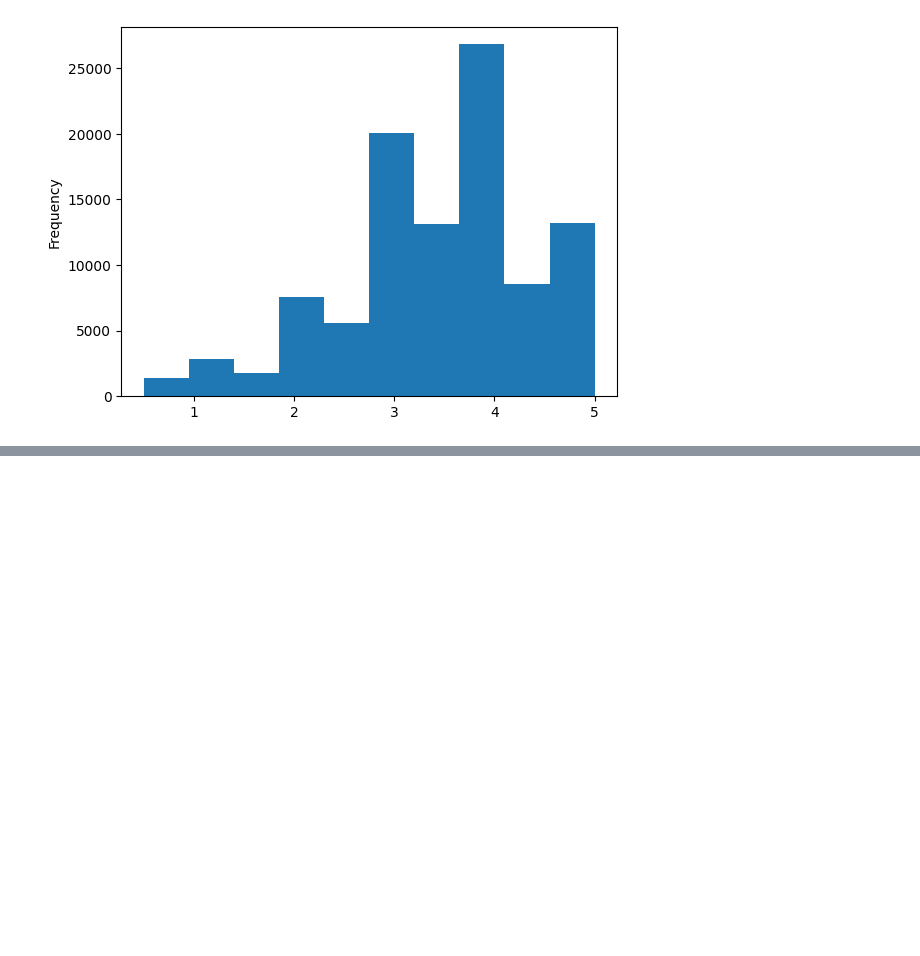
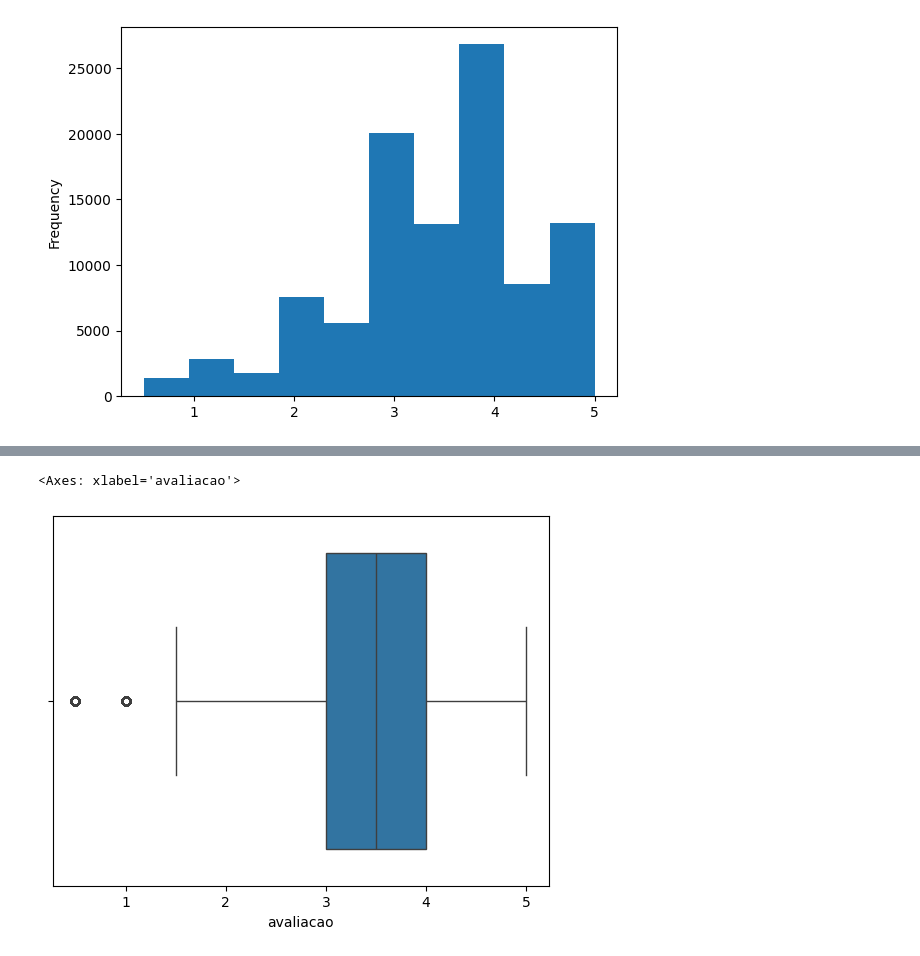
Before and after one commit to WandersonABR/semanaeda, a Jupyter notebook: dia1.ipynb, the cells around one changed output, grey strips where cells are left out. Saved outputs shown, nothing was run; the diff lists cells and outputs as text; code cells hidden in the pictures; blank space fills up the shorter version.

```diff
--- a/dia1.ipynb
+++ b/dia1.ipynb
@@ -277,0 +345,6 @@ df_filmes.avaliacao.plot(kind='hist')
+# %%
+# Colocando grafico no eixo X
+sns.boxplot(x=notas)
+# %% [output]
+<Axes: xlabel='avaliacao'>
+[figure, added]
```
Also changed, not shown: parts of 21 cells of this notebook.
